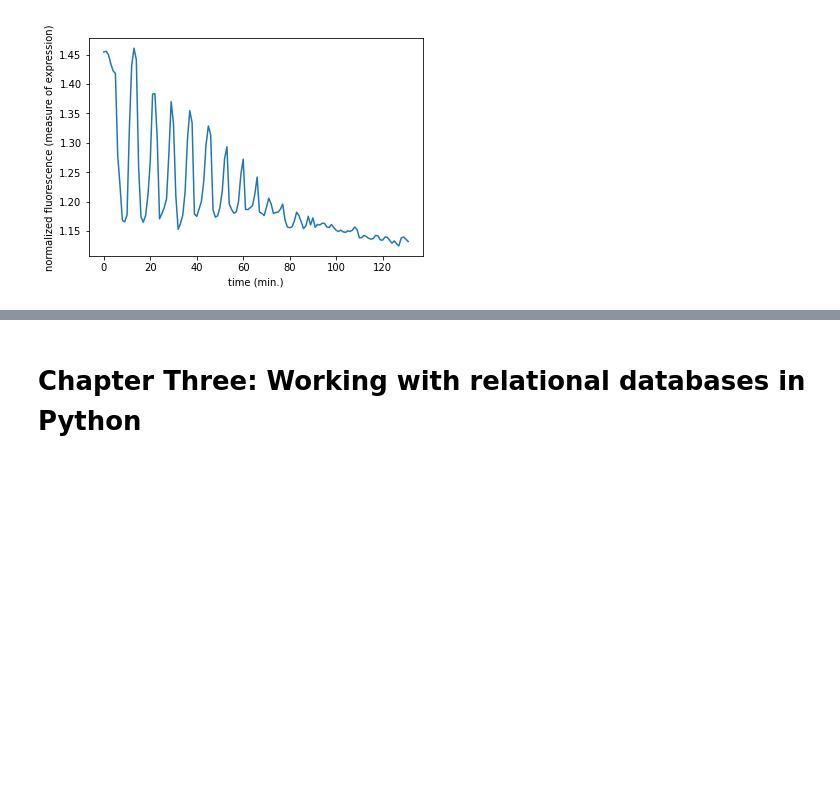
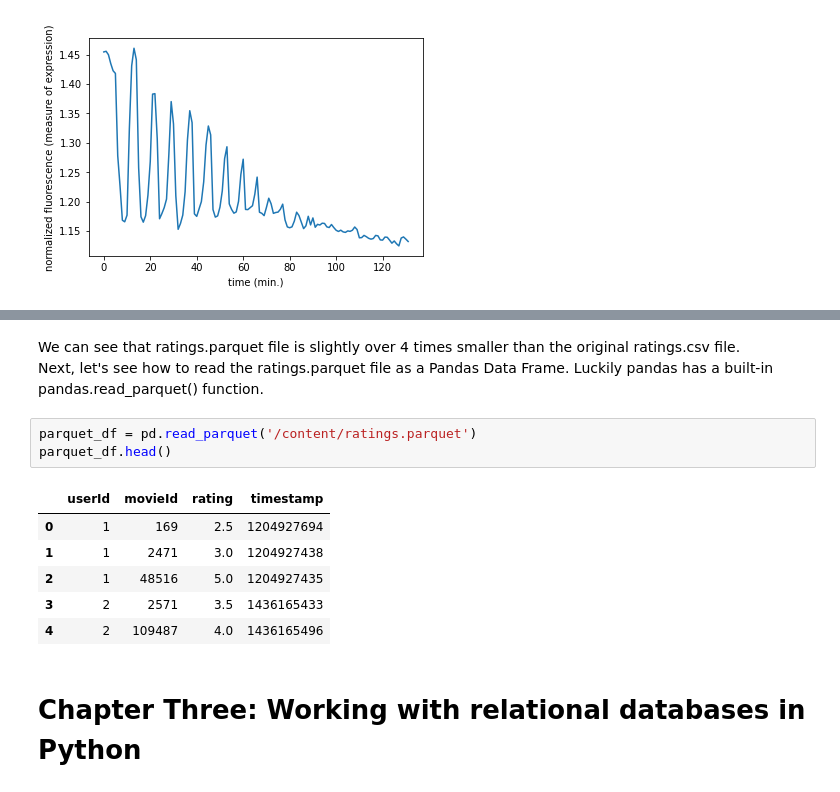
Before and after one commit to Lawrence-Krukrubo/Effective_Python, a Jupyter notebook: intro_to_importing_data_in_python.ipynb, the cells around one changed output, grey strips where cells are left out. Cells and saved outputs as stored; diff of their text form; blank space fills up the shorter version.

```diff
--- a/intro_to_importing_data_in_python.ipynb
+++ b/intro_to_importing_data_in_python.ipynb
@@ -801,3 +986,16 @@ plt.show()
+# %% [markdown]
+We can see that ratings.parquet file is slightly over 4 times smaller than the original ratings.csv file.
+<br>Next, let's see how to read the ratings.parquet file as a Pandas Data Frame. Luckily pandas has a built-in pandas.read_parquet() function.
+# %%
+parquet_df = pd.read_parquet('/content/ratings.parquet')
+parquet_df.head()
+# %% [output]
+|  | userId | movieId | rating | timestamp |
+| 0 | 1 | 169 | 2.5 | 1204927694 |
+| 1 | 1 | 2471 | 3.0 | 1204927438 |
+| 2 | 1 | 48516 | 5.0 | 1204927435 |
+| 3 | 2 | 2571 | 3.5 | 1436165433 |
+| 4 | 2 | 109487 | 4.0 | 1436165496 |
 # %% [markdown]
 # Chapter Three: Working with relational databases in Python
 # %%
```
Also changed, not shown: parts of 35 cells of this notebook.
